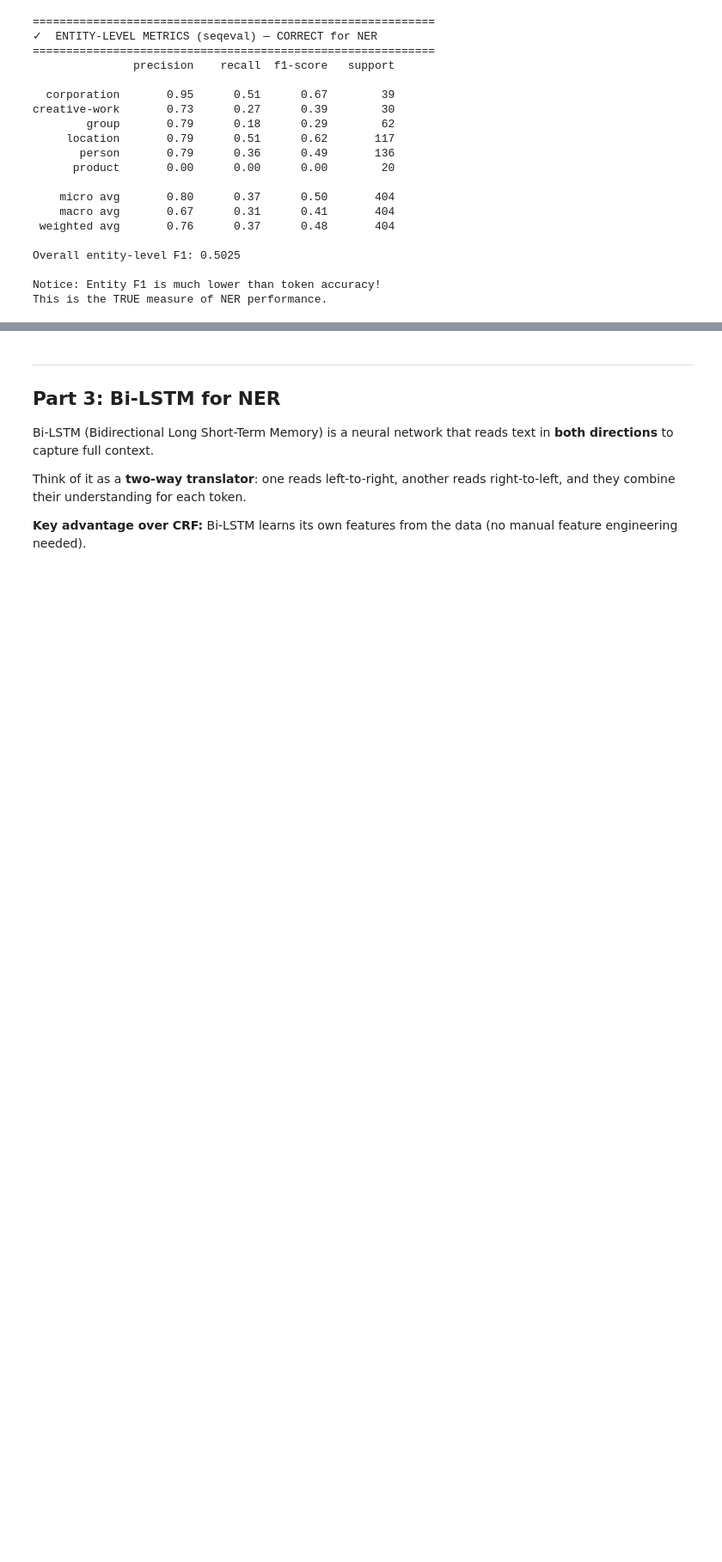
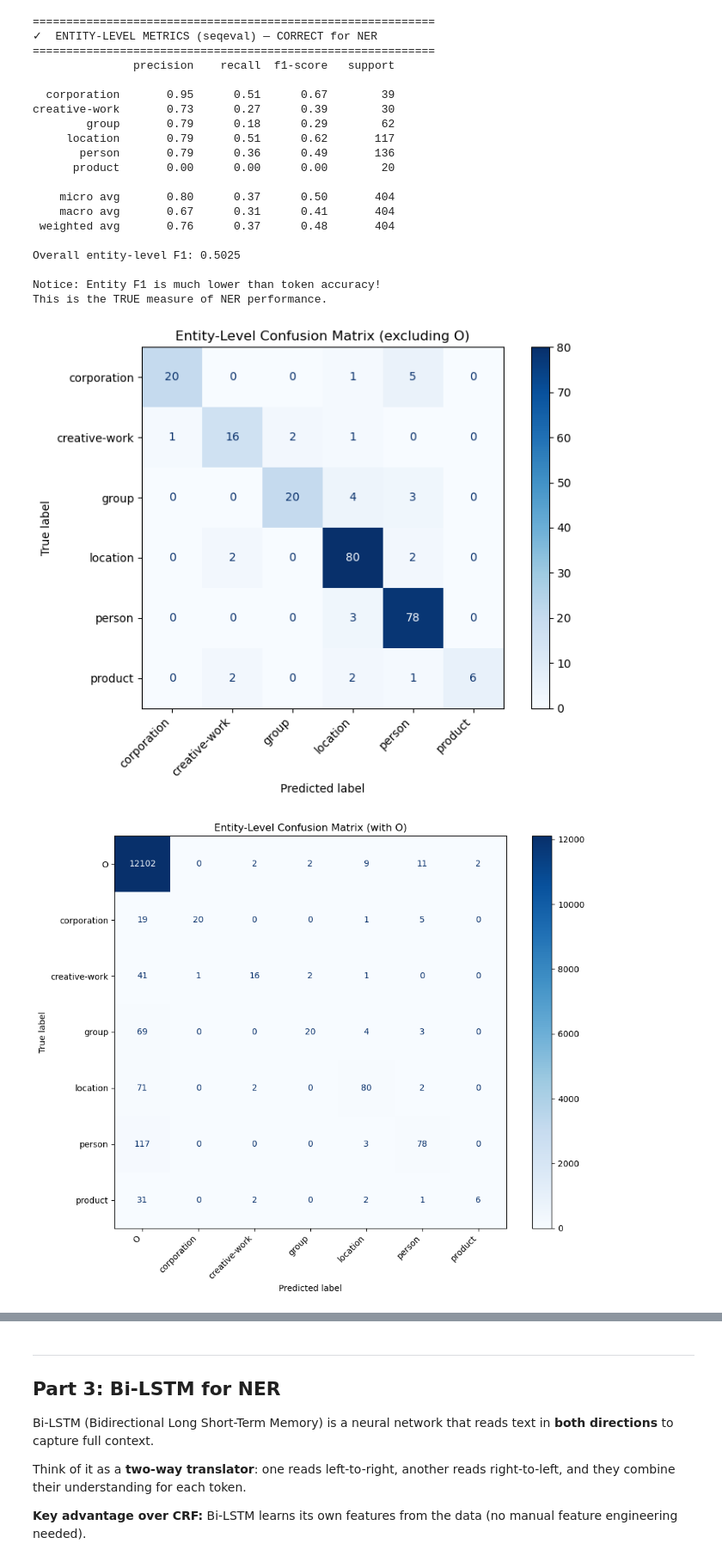
Before and after one commit to 79AceVo/Text-analytics, a Jupyter notebook: NER/NER_02_Training_and_Evaluation.ipynb, the cells around one changed output, grey strips where cells are left out. Shown at 86% size. Drawn from its saved outputs; the diff is of its cells as text; code cells hidden in the pictures; blank space fills up the shorter version.

```diff
--- a/NER/NER_02_Training_and_Evaluation.ipynb
+++ b/NER/NER_02_Training_and_Evaluation.ipynb
@@ -367,3 +458,49 @@ Overall entity-level F1: 0.5025
 
 Notice: Entity F1 is much lower than token accuracy!
 This is the TRUE measure of NER performance.
+# %%
+    # ============================================================
+    # CONFUSION MATRIX: Entity-level (recommended)
+    # ============================================================
+    # Collapse B- and I- prefixes to focus on entity TYPE confusion
+    # This tells you: is the model confusing PER with ORG? Missing DATE?
+
+    from sklearn.metrics import confusion_matrix, ConfusionMatrixDisplay
+    import matplotlib.pyplot as plt
+
+    def collapse_bio(tag):
+        """Remove B-/I- prefix: 'B-PER' → 'PER', 'I-ORG' → 'ORG', 'O' → 'O'."""
+        if tag.startswith("B-") or tag.startswith("I-"):
+            return tag[2:]
+        return tag
+
+    # Flatten all predictions and gold labels
+    y_true_flat = [collapse_bio(tag) for sent in y_test for tag in sent]
+    y_pred_flat = [collapse_bio(tag) for sent in y_pred for tag in sent]
+
+    # Get entity labels only (exclude "O" to focus on what matters)
+    entity_labels = sorted(set(y_true_flat + y_pred_flat) - {"O"})
+
+    # Option A: Entity types only (exclude "O")
+    fig, ax = plt.subplots(figsize=(8, 6))
+    cm = confusion_matrix(y_true_flat, y_pred_flat, labels=entity_labels)
+    disp = ConfusionMatrixDisplay(cm, display_labels=entity_labels)
+    disp.plot(ax=ax, cmap="Blues", values_format="d")
+    ax.set_title("Entity-Level Confusion Matrix (excluding O)")
+    plt.xticks(rotation=45, ha="right")
+    plt.tight_layout()
+    plt.show()
+
+    # Option B: Include "O" to see false positives/negatives
+    all_labels = ["O"] + entity_labels
+    fig, ax = plt.subplots(figsize=(10, 8))
+    cm_full = confusion_matrix(y_true_flat, y_pred_flat, labels=all_labels)
+    disp_full = ConfusionMatrixDisplay(cm_full, display_labels=all_labels)
+    disp_full.plot(ax=ax, cmap="Blues", values_format="d")
+    ax.set_title("Entity-Level Confusion Matrix (with O)")
+    plt.xticks(rotation=45, ha="right")
+    plt.tight_layout()
+    plt.show()
+# %% [output]
+[figure, added]
+[figure, added]
```
Also changed, not shown: parts of 22 cells of this notebook, 2 other files.
